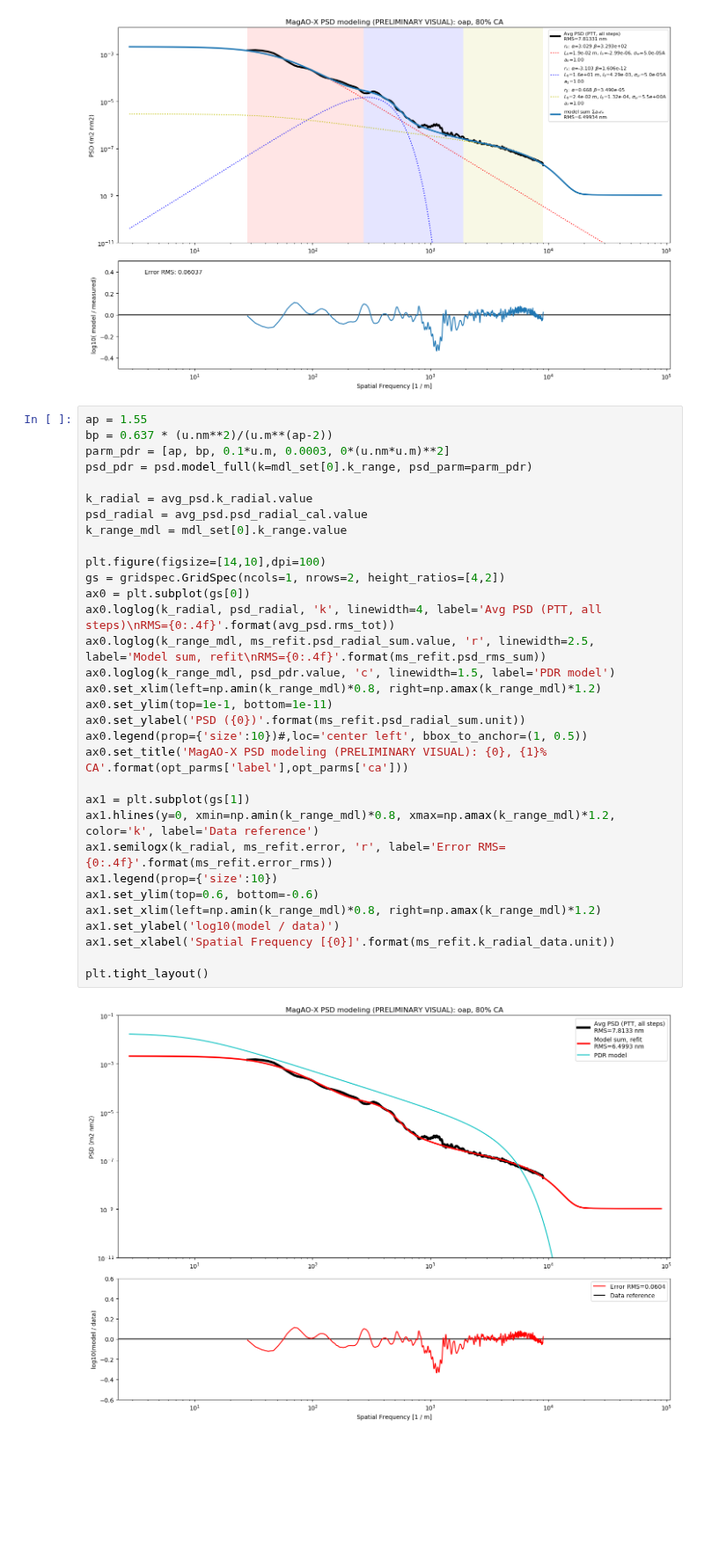
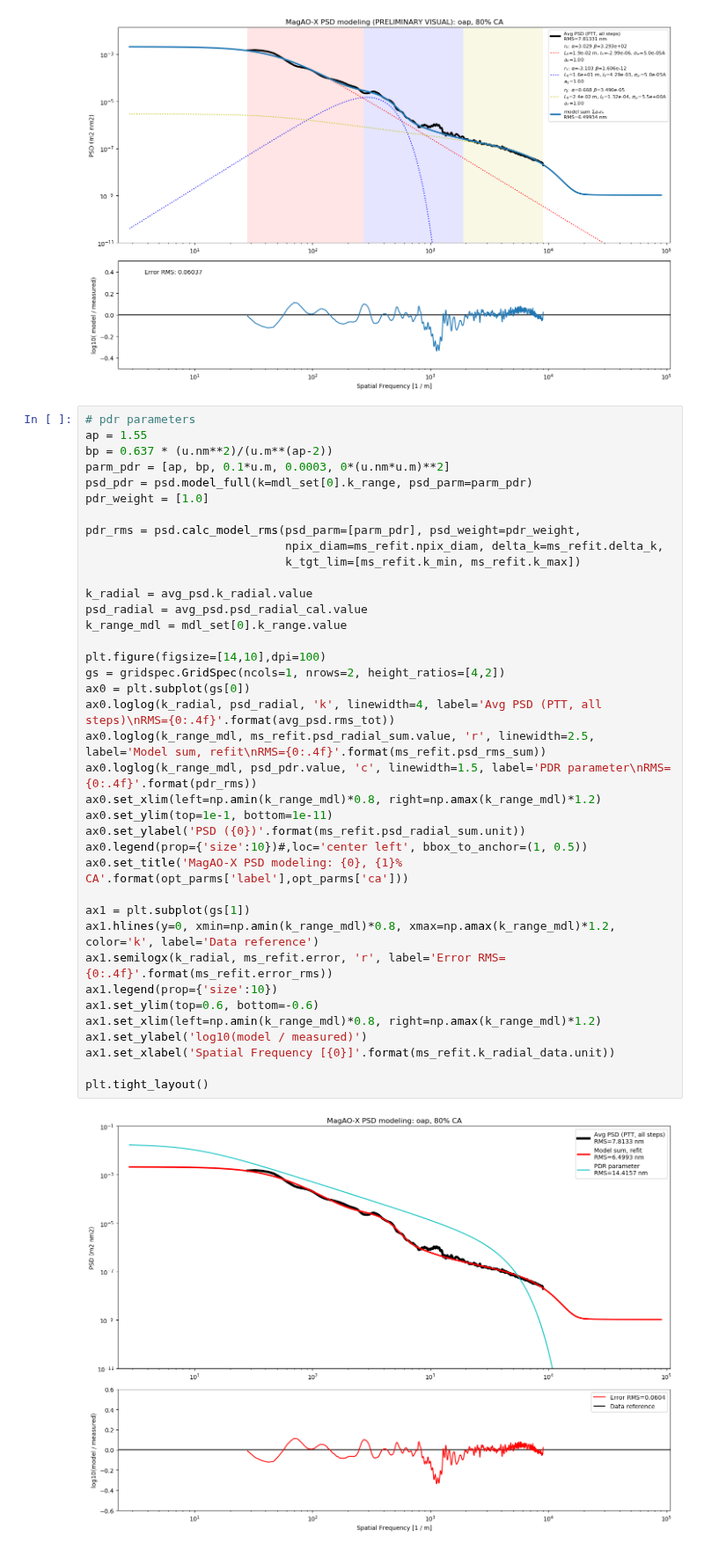
Before and after one commit to magao-x/magaox_poppy, a Jupyter notebook: PSD/PSDmodel_oap.ipynb, the cells around one changed output. Shown at 88% size. Drawn from its saved outputs; the diff is of its cells as text; blank space fills up the shorter version.

```diff
--- a/PSD/PSDmodel_oap.ipynb
+++ b/PSD/PSDmodel_oap.ipynb
@@ -107,39 +136,45 @@ psd.plot_model2(mdl_set, ms_refit, avg_psd, opt_parms)
 # %% [output]
 [figure]
 # %%
+# pdr parameters
 ap = 1.55
 bp = 0.637 * (u.nm**2)/(u.m**(ap-2))
 parm_pdr = [ap, bp, 0.1*u.m, 0.0003, 0*(u.nm*u.m)**2]
 psd_pdr = psd.model_full(k=mdl_set[0].k_range, psd_parm=parm_pdr)
+pdr_weight = [1.0]
+
+pdr_rms = psd.calc_model_rms(psd_parm=[parm_pdr], psd_weight=pdr_weight,
+                             npix_diam=ms_refit.npix_diam, delta_k=ms_refit.delta_k,
+                             k_tgt_lim=[ms_refit.k_min, ms_refit.k_max])
 
 k_radial = avg_psd.k_radial.value
 psd_radial = avg_psd.psd_radial_cal.value
 k_range_mdl = mdl_set[0].k_range.value
 
 plt.figure(figsize=[14,10],dpi=100)
 gs = gridspec.GridSpec(ncols=1, nrows=2, height_ratios=[4,2])
 ax0 = plt.subplot(gs[0])
 ax0.loglog(k_radial, psd_radial, 'k', linewidth=4, label='Avg PSD (PTT, all steps)\nRMS={0:.4f}'.format(avg_psd.rms_tot))
 ax0.loglog(k_range_mdl, ms_refit.psd_radial_sum.value, 'r', linewidth=2.5, label='Model sum, refit\nRMS={0:.4f}'.format(ms_refit.psd_rms_sum))
-ax0.loglog(k_range_mdl, psd_pdr.value, 'c', linewidth=1.5, label='PDR model')
+ax0.loglog(k_range_mdl, psd_pdr.value, 'c', linewidth=1.5, label='PDR parameter\nRMS={0:.4f}'.format(pdr_rms))
 ax0.set_xlim(left=np.amin(k_range_mdl)*0.8, right=np.amax(k_range_mdl)*1.2)
 ax0.set_ylim(top=1e-1, bottom=1e-11)
 ax0.set_ylabel('PSD ({0})'.format(ms_refit.psd_radial_sum.unit))
 ax0.legend(prop={'size':10})#,loc='center left', bbox_to_anchor=(1, 0.5))
-ax0.set_title('MagAO-X PSD modeling (PRELIMINARY VISUAL): {0}, {1}% CA'.format(opt_parms['label'],opt_parms['ca']))
+ax0.set_title('MagAO-X PSD modeling: {0}, {1}% CA'.format(opt_parms['label'],opt_parms['ca']))
 
 ax1 = plt.subplot(gs[1])
 ax1.hlines(y=0, xmin=np.amin(k_range_mdl)*0.8, xmax=np.amax(k_range_mdl)*1.2, color='k', label='Data reference')
 ax1.semilogx(k_radial, ms_refit.error, 'r', label='Error RMS={0:.4f}'.format(ms_refit.error_rms))
 ax1.legend(prop={'size':10})
 ax1.set_ylim(top=0.6, bottom=-0.6)
 ax1.set_xlim(left=np.amin(k_range_mdl)*0.8, right=np.amax(k_range_mdl)*1.2)
-ax1.set_ylabel('log10(model / data)')
+ax1.set_ylabel('log10(model / measured)')
 ax1.set_xlabel('Spatial Frequency [{0}]'.format(ms_refit.k_radial_data.unit))
 
 plt.tight_layout()
 # %% [output]
-[figure, old version]
+[figure, new version]
 # %%
 # Save the PSD values into a pickle to access later
 psd_dict = {'psd_oap': ms_refit.psd_parm,
```
Also changed, not shown: parts of 8 cells of this notebook, 8 other files.
